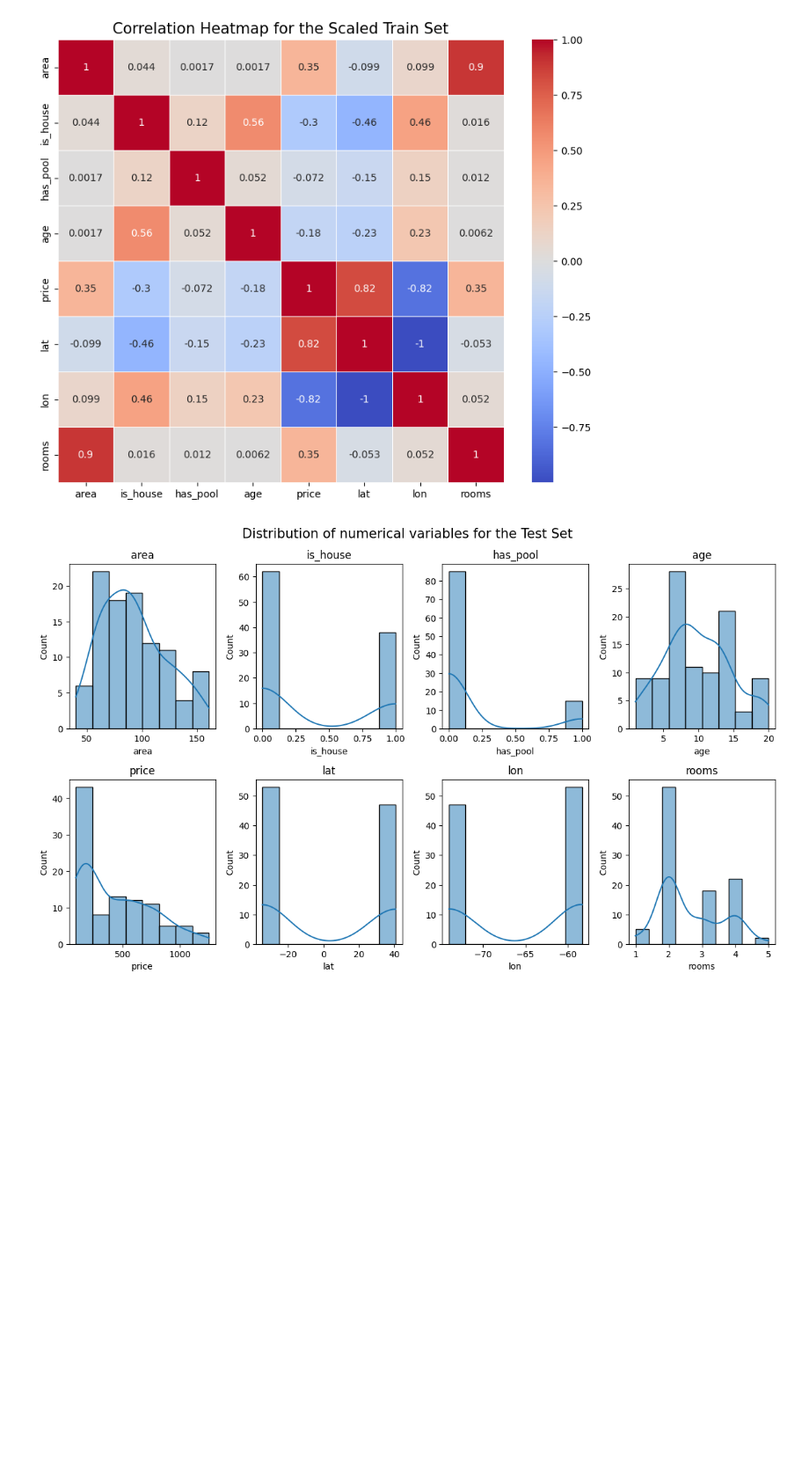
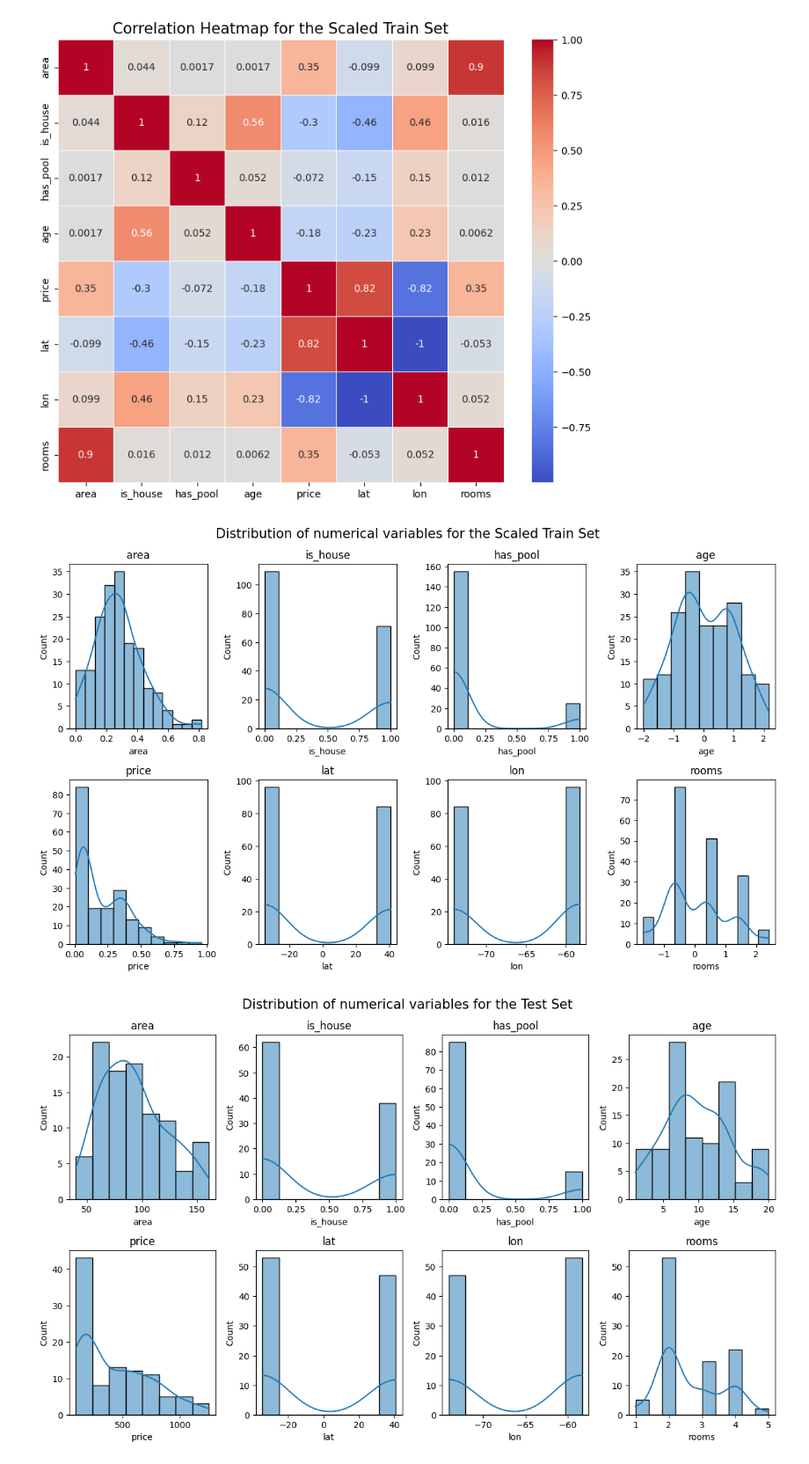
Before and after one commit to anatissera/Machine-Learning-Deep-Learning, a Jupyter notebook: Tissera_AnaPaula_TP1/Entrega_TP1.ipynb, the cells around one changed output. Shown at 88% size. Drawn from its saved outputs; the diff is of its cells as text; code cells hidden in the pictures; blank space fills up the shorter version.

```diff
--- a/Tissera_AnaPaula_TP1/Entrega_TP1.ipynb
+++ b/Tissera_AnaPaula_TP1/Entrega_TP1.ipynb
@@ -404,6 +403,10 @@ plot_distributions(casas_train_transformed, "Scaled Train")
 plot_correlation(casas_train_transformed, "the Scaled Train Set")
 # %% [output]
 [figure]
+# %%
+plot_distributions(casas_val_transformed, "Scaled Train")
+# %% [output]
+[figure, added]
 # %%
 plot_distributions(casas_test_complete, "Test")
 # %% [output]
```
Also changed, not shown: parts of 132 cells of this notebook, 14 other files.
